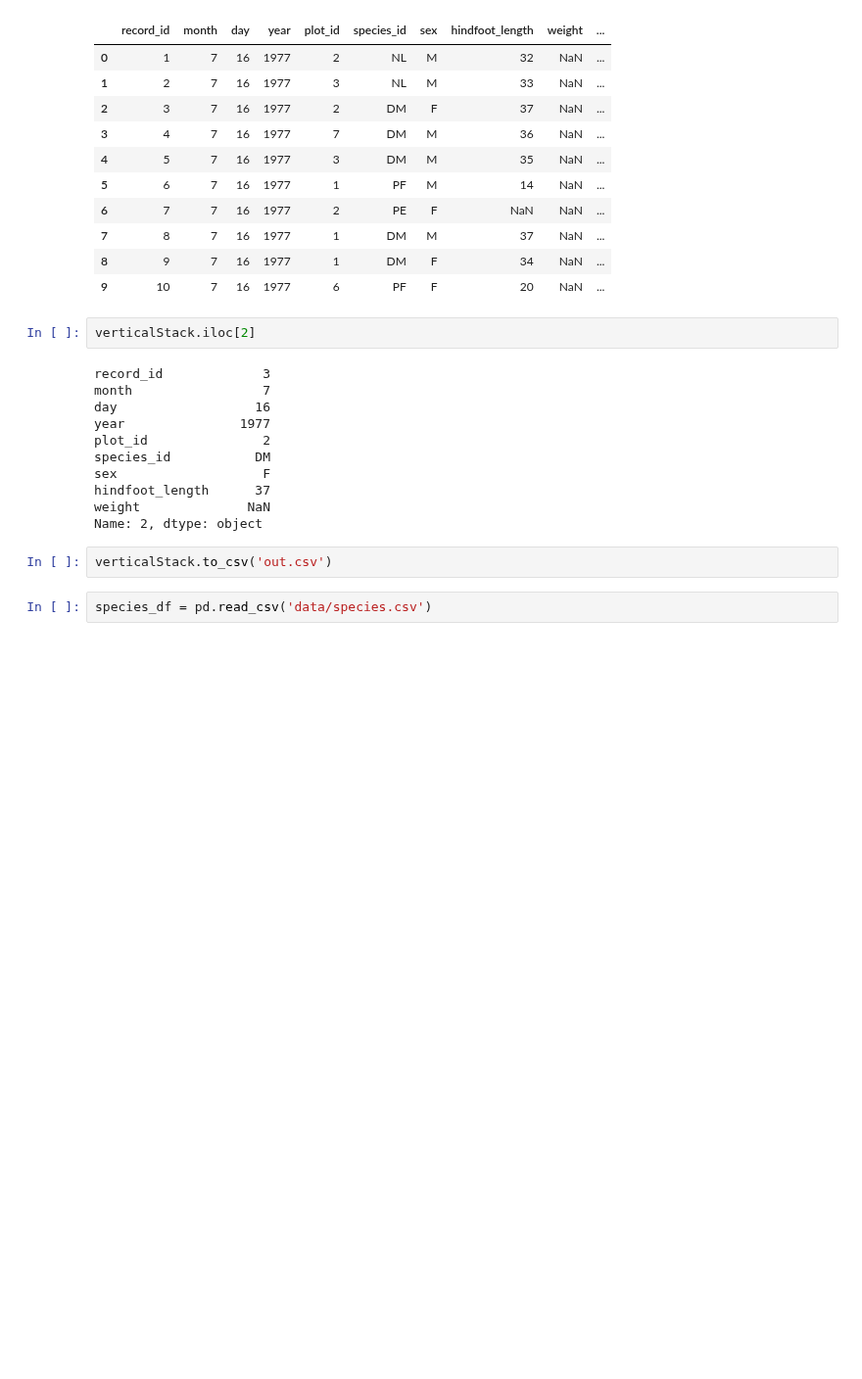
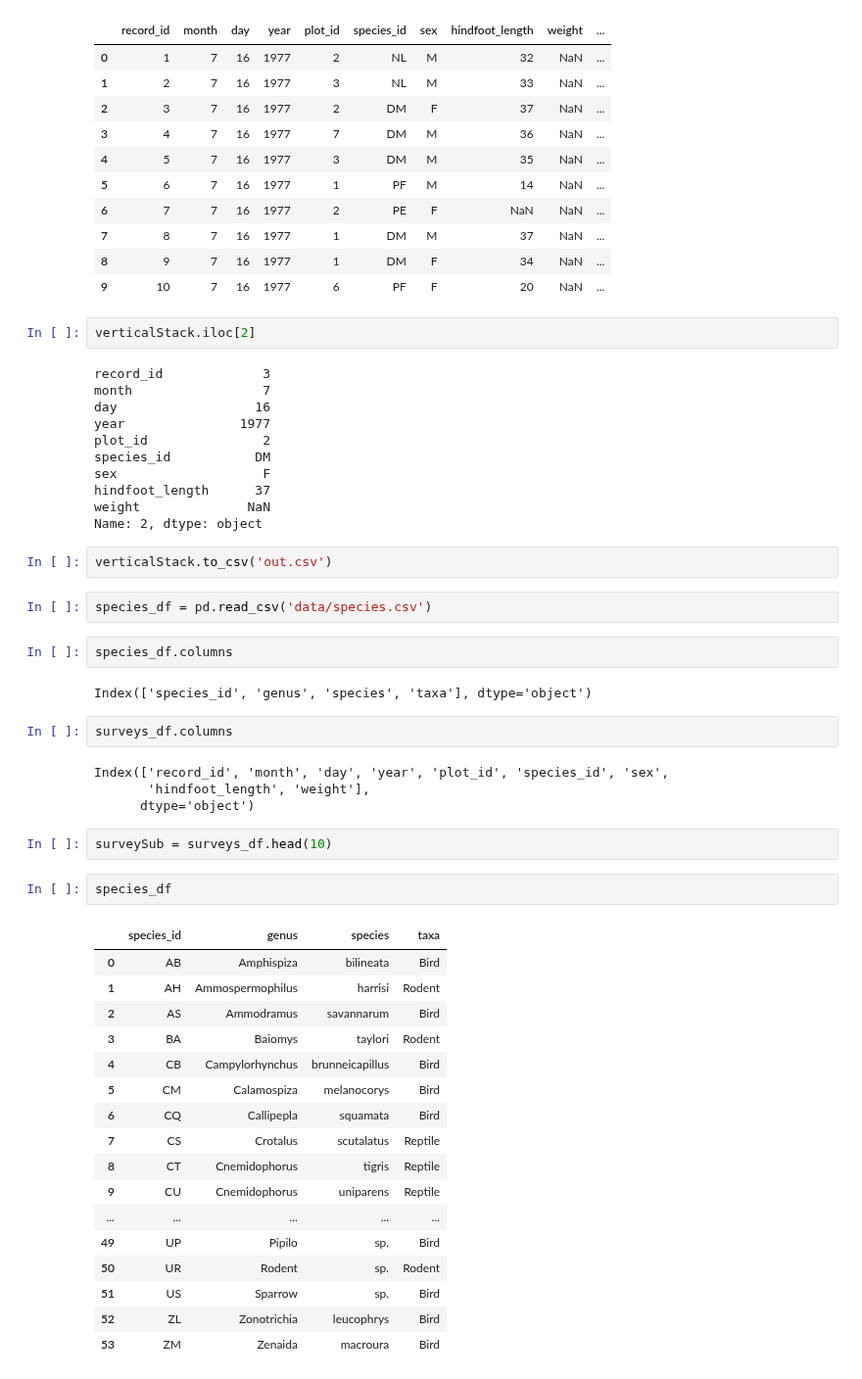
Before and after one commit to calculquebec/cq-formation-analyse-visualisation-python, a Jupyter notebook: Analyse et visualisation de donnees avec Python - Big Data 2016.ipynb, the cells around one changed output. Shown at 98% size. Cells and saved outputs as stored; diff of their text form; blank space fills up the shorter version.

```diff
--- a/Analyse et visualisation de donnees avec Python - Big Data 2016.ipynb
+++ b/Analyse et visualisation de donnees avec Python - Big Data 2016.ipynb
@@ -608,3 +608,35 @@ Name: 2, dtype: object
 verticalStack.to_csv('out.csv')
 # %%
 species_df = pd.read_csv('data/species.csv')
+# %%
+species_df.columns
+# %% [output]
+Index(['species_id', 'genus', 'species', 'taxa'], dtype='object')
+# %%
+surveys_df.columns
+# %% [output]
+Index(['record_id', 'month', 'day', 'year', 'plot_id', 'species_id', 'sex',
+       'hindfoot_length', 'weight'],
+      dtype='object')
+# %%
+surveySub = surveys_df.head(10)
+# %%
+species_df
+# %% [output]
+|  | species_id | genus | species | taxa |
+| 0 | AB | Amphispiza | bilineata | Bird |
+| 1 | AH | Ammospermophilus | harrisi | Rodent |
+| 2 | AS | Ammodramus | savannarum | Bird |
+| 3 | BA | Baiomys | taylori | Rodent |
+| 4 | CB | Campylorhynchus | brunneicapillus | Bird |
+| 5 | CM | Calamospiza | melanocorys | Bird |
+| 6 | CQ | Callipepla | squamata | Bird |
+| 7 | CS | Crotalus | scutalatus | Reptile |
+| 8 | CT | Cnemidophorus | tigris | Reptile |
+| 9 | CU | Cnemidophorus | uniparens | Reptile |
+| ... | ... | ... | ... | ... |
+| 49 | UP | Pipilo | sp. | Bird |
+| 50 | UR | Rodent | sp. | Rodent |
+| 51 | US | Sparrow | sp. | Bird |
+| 52 | ZL | Zonotrichia | leucophrys | Bird |
+| 53 | ZM | Zenaida | macroura | Bird |
```
